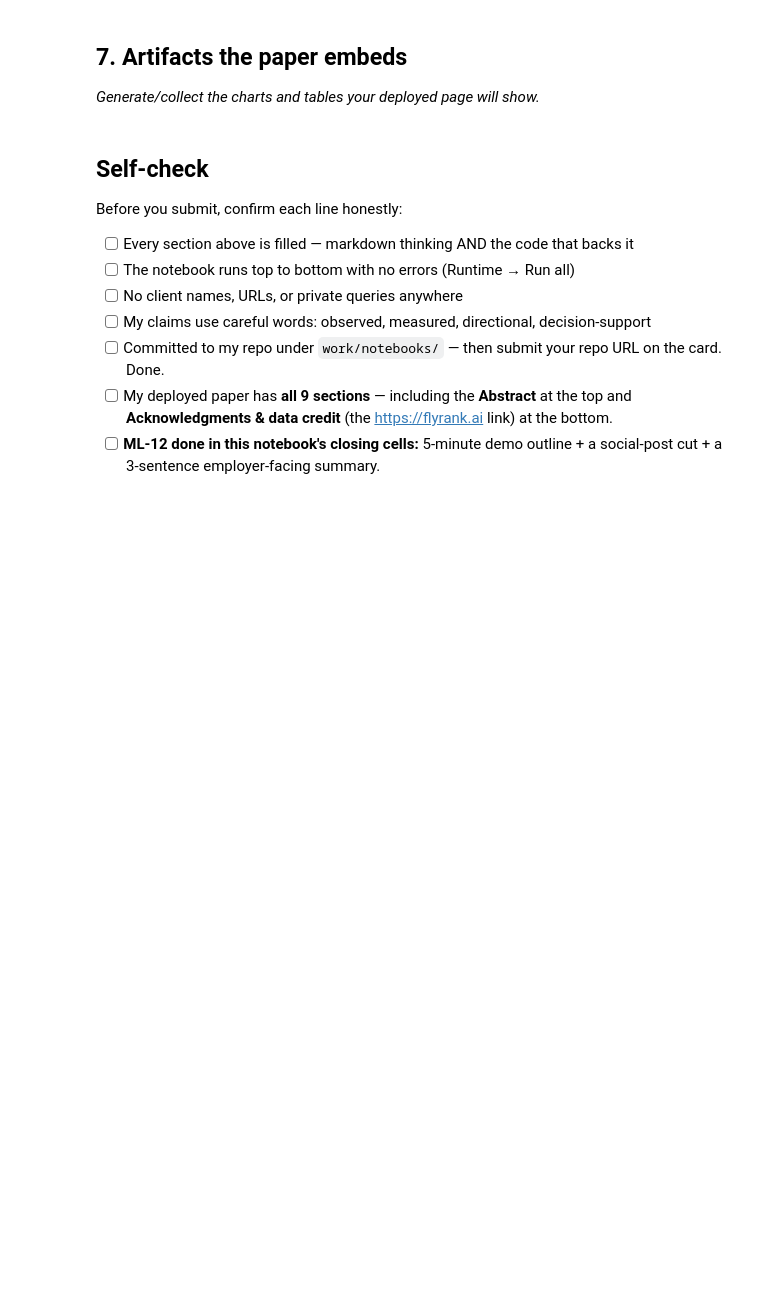
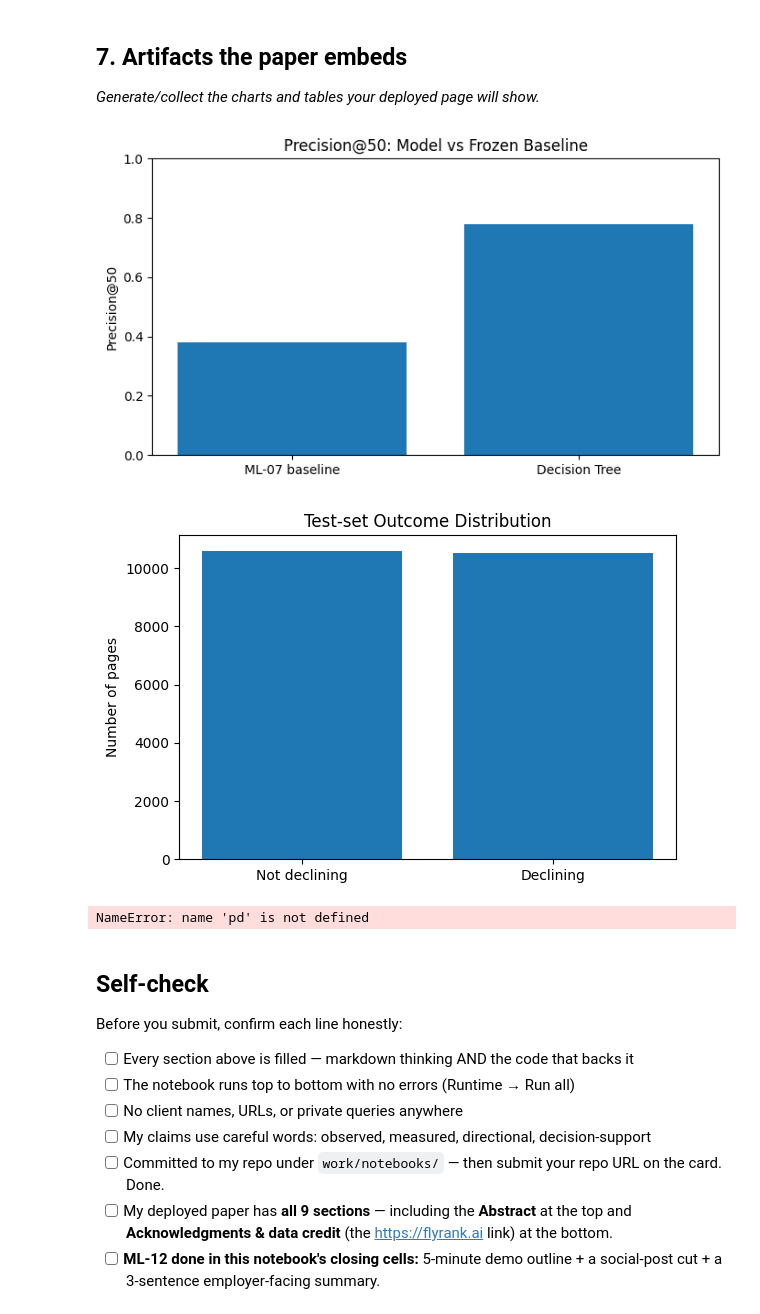
Before and after one commit to SNK005/flyrank-ml-internship, a Jupyter notebook: work/notebooks/capstone.ipynb, the cells around one changed output. Drawn from its saved outputs; the diff is of its cells as text; code cells hidden in the pictures; blank space fills up the shorter version.

```diff
--- a/work/notebooks/capstone.ipynb
+++ b/work/notebooks/capstone.ipynb
@@ -24,0 +309,11 @@ This skeleton is yours to fill. Work the sections **in order** — each one has
+# %%
+# Precision@K comparison
+# K = 50, matching the ML-01 / ML-07 evaluation convention
+
+K = 50
+
+# Model: take the 50 pages with the highest predicted probability
+top_k_idx = test_prob.argsort()[::-1][:K]
+model_precision_at_50 = y_test.iloc[top_k_idx].mean()
+
+print("Model Precision@50:", round(model_precision_at_50, 4))
@@ -34,6 +717,57 @@ This skeleton is yours to fill. Work the sections **in order** — each one has
 ## 7. Artifacts the paper embeds
 
 *Generate/collect the charts and tables your deployed page will show.*
+# %%
+# Capstone artifacts for the paper
+
+import matplotlib.pyplot as plt
+
+# 1. Model vs baseline Precision@50
+methods = ['ML-07 baseline', 'Decision Tree']
+precision_at_50 = [baseline_precision_at_50, model_precision_at_50]
+
+plt.figure(figsize=(7, 4))
+plt.bar(methods, precision_at_50)
+plt.ylabel('Precision@50')
+plt.title('Precision@50: Model vs Frozen Baseline')
+plt.ylim(0, 1)
+plt.tight_layout()
+plt.savefig('capstone_precision_at_50.png', dpi=200, bbox_inches='tight')
+plt.show()
+
+# 2. Test-set class distribution
+class_counts = y_test.value_counts().sort_index()
+
+plt.figure(figsize=(6, 4))
+plt.bar(['Not declining', 'Declining'], class_counts.values)
+plt.ylabel('Number of pages')
+plt.title('Test-set Outcome Distribution')
+plt.tight_layout()
+plt.savefig('capstone_test_outcomes.png', dpi=200, bbox_inches='tight')
+plt.show()
+
+# Save the comparison table
+comparison_table = pd.DataFrame({
+    'Approach': ['ML-07 frozen baseline', 'Decision Tree'],
+    'Precision@50': [
+        baseline_precision_at_50,
+        model_precision_at_50
+    ]
+})
+
+comparison_table.to_csv(
+    'capstone_model_vs_baseline.csv',
+    index=False
+)
+
+print("Artifacts created:")
+print("- capstone_precision_at_50.png")
+print("- capstone_test_outcomes.png")
+print("- capstone_model_vs_baseline.csv")
+# %% [output]
+[figure, added]
+[figure, added]
+NameError: name 'pd' is not defined
 # %% [markdown]
 ## Self-check
 
```
Also changed, not shown: parts of 23 cells of this notebook.
